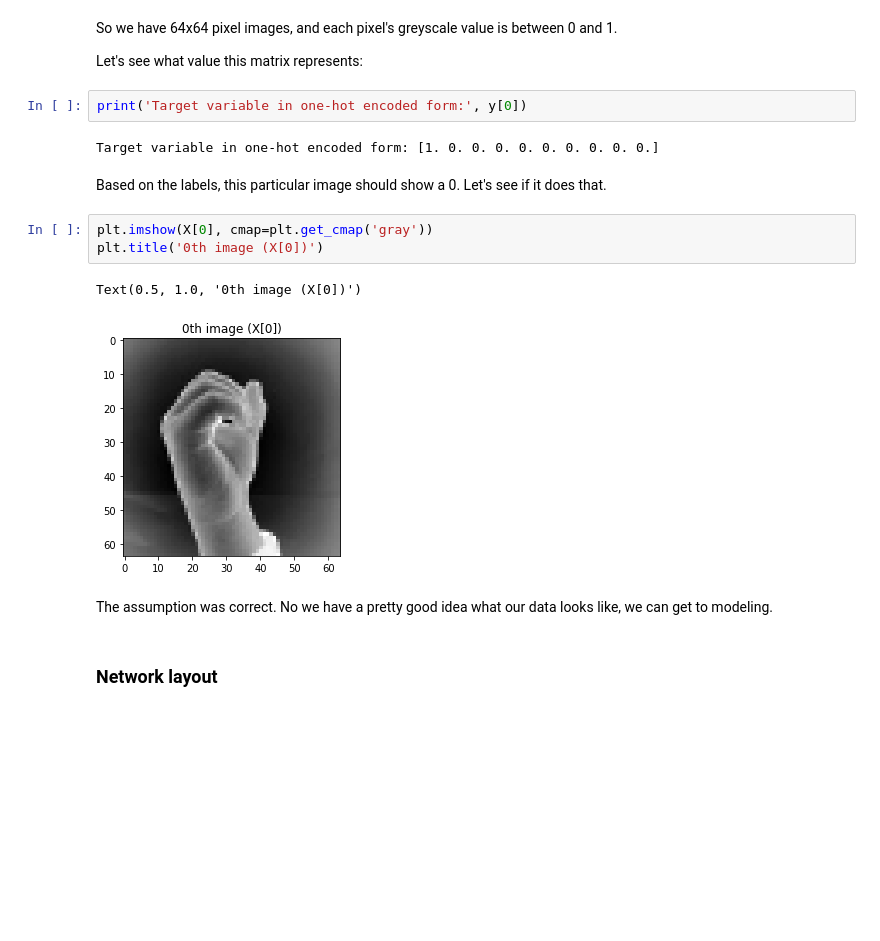
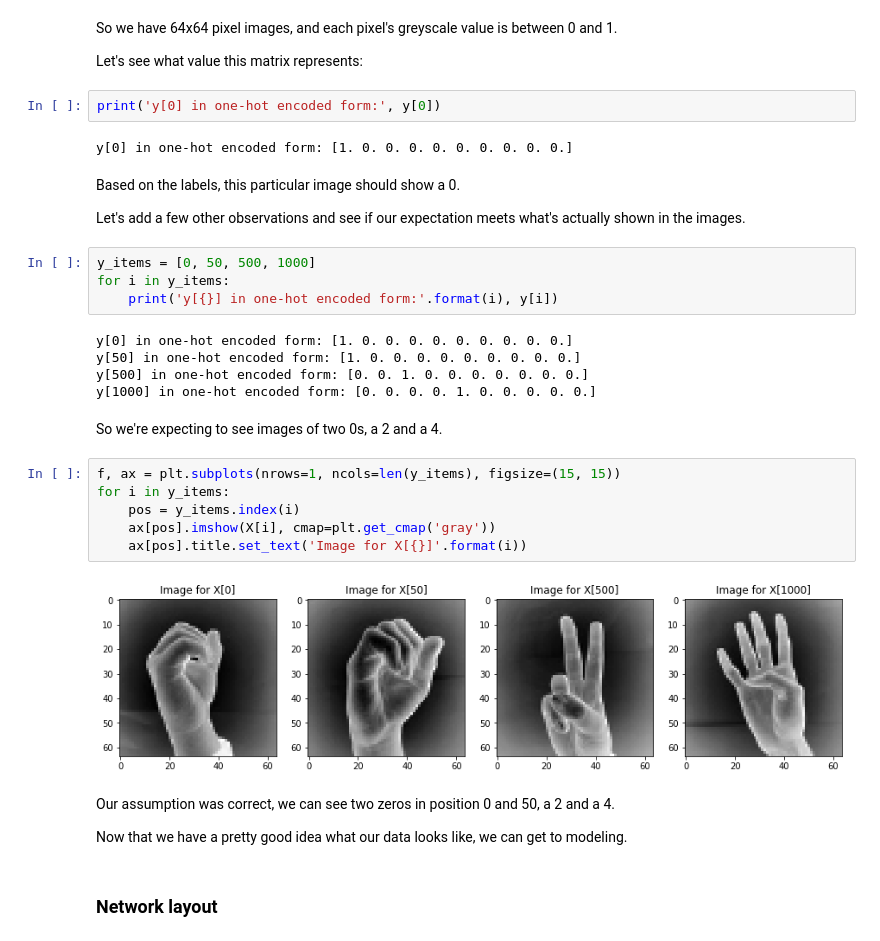
Before and after one commit to szigony/ceu-dl-with-python, a Jupyter notebook: assignments/Patrik_Szigeti-DL_05_Home_Assignment_1.ipynb, the cells around one changed output. Saved outputs shown, nothing was run; the diff lists cells and outputs as text; blank space fills up the shorter version.

Commit message:
Dynamic data exploration

```diff
--- a/assignments/Patrik_Szigeti-DL_05_Home_Assignment_1.ipynb
+++ b/assignments/Patrik_Szigeti-DL_05_Home_Assignment_1.ipynb
@@ -54,19 +58,36 @@ So we have 64x64 pixel images, and each pixel's greyscale value is between 0 and
 
 Let's see what value this matrix represents:
 # %%
-print('Target variable in one-hot encoded form:', y[0])
+print('y[0] in one-hot encoded form:', y[0])
 # %% [output]
-Target variable in one-hot encoded form: [1. 0. 0. 0. 0. 0. 0. 0. 0. 0.]
+y[0] in one-hot encoded form: [1. 0. 0. 0. 0. 0. 0. 0. 0. 0.]
 # %% [markdown]
-Based on the labels, this particular image should show a 0. Let's see if it does that.
+Based on the labels, this particular image should show a 0.
+
+Let's add a few other observations and see if our expectation meets what's actually shown in the images.
-# %%
-plt.imshow(X[0], cmap=plt.get_cmap('gray'))
-plt.title('0th image (X[0])')
-# %% [output]
-Text(0.5, 1.0, '0th image (X[0])')
-[figure, removed]
+# %%
+y_items = [0, 50, 500, 1000]
+for i in y_items:
+    print('y[{}] in one-hot encoded form:'.format(i), y[i])
+# %% [output]
+y[0] in one-hot encoded form: [1. 0. 0. 0. 0. 0. 0. 0. 0. 0.]
+y[50] in one-hot encoded form: [1. 0. 0. 0. 0. 0. 0. 0. 0. 0.]
+y[500] in one-hot encoded form: [0. 0. 1. 0. 0. 0. 0. 0. 0. 0.]
+y[1000] in one-hot encoded form: [0. 0. 0. 0. 1. 0. 0. 0. 0. 0.]
+# %% [markdown]
+So we're expecting to see images of two 0s, a 2 and a 4.
+# %%
+f, ax = plt.subplots(nrows=1, ncols=len(y_items), figsize=(15, 15))
+for i in y_items:
+    pos = y_items.index(i)
+    ax[pos].imshow(X[i], cmap=plt.get_cmap('gray'))
+    ax[pos].title.set_text('Image for X[{}]'.format(i))
+# %% [output]
+[figure, added]
 # %% [markdown]
-The assumption was correct. No we have a pretty good idea what our data looks like, we can get to modeling.
+Our assumption was correct, we can see two zeros in position 0 and 50, a 2 and a 4.
+
+Now that we have a pretty good idea what our data looks like, we can get to modeling.
 # %% [markdown]
 ### Network layout
 # %% [markdown]
```
Also changed, not shown: parts of 2 cells of this notebook.
